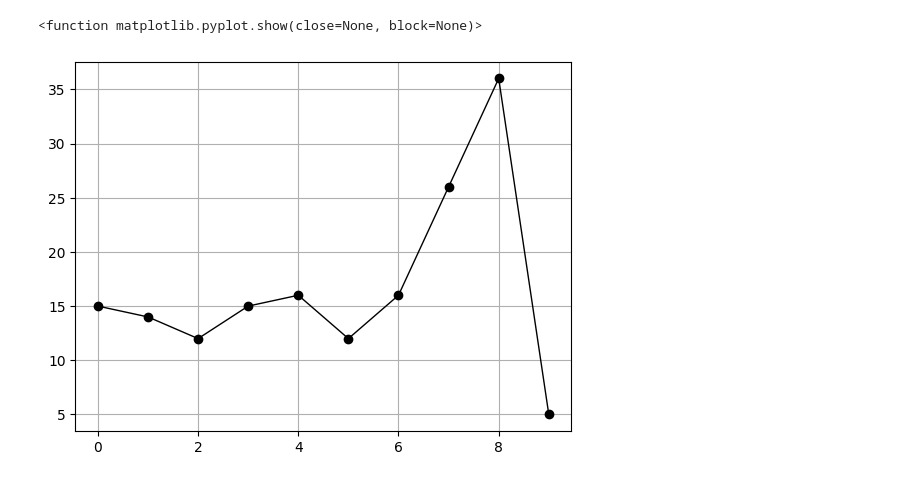
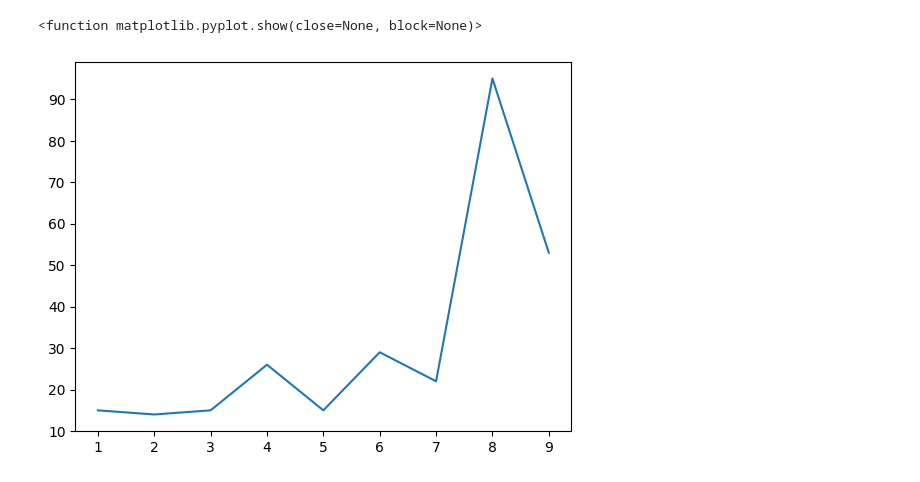
Before and after one commit to prashant-210110/programs, a Jupyter notebook: matplotlib.ipynb, the cells around one changed output. Cells and saved outputs as stored; diff of their text form; code cells hidden in the pictures.

```diff
--- a/matplotlib.ipynb
+++ b/matplotlib.ipynb
@@ -23,12 +25,12 @@ Successfully installed pandas-2.3.2 pytz-2025.2
 import matplotlib.pyplot as plt
 import numpy as np
 import pandas as pd
-# %%
-a=np.array([15,14,12,15,16,12,16,26,36,5])
-b=np.array([0,1,2,3,4,5,6,7,8,9])
-plt.plot(b,a,color="k",linewidth=1,marker="o",)
-plt.grid()
-plt.show
-# %% [output]
-<function matplotlib.pyplot.show(close=None, block=None)>
-[figure, removed]
+# %%
+a=np.array([15,14,15,26,15,29,22,95,53])
+b=np.array([1,2,3,4,5,6,7,8,9])
+df=pd.DataFrame(a,b)
+plt.plot(b,a)
+plt.show
+# %% [output]
+<function matplotlib.pyplot.show(close=None, block=None)>
+[figure, added]
```
Also changed, not shown: parts of 1 cell of this notebook, 1 other file.
